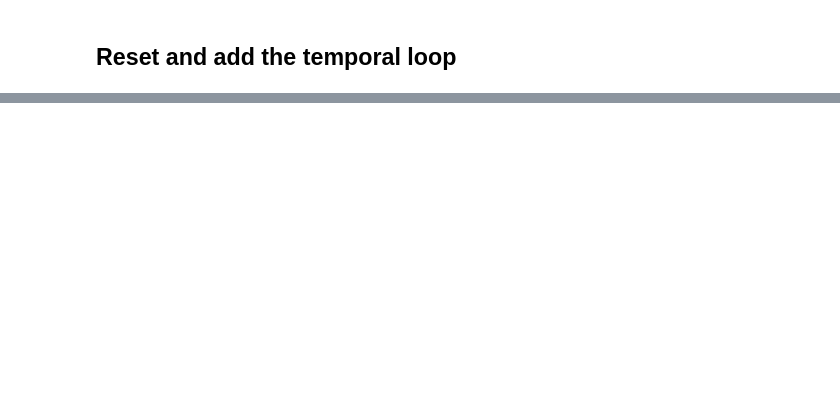
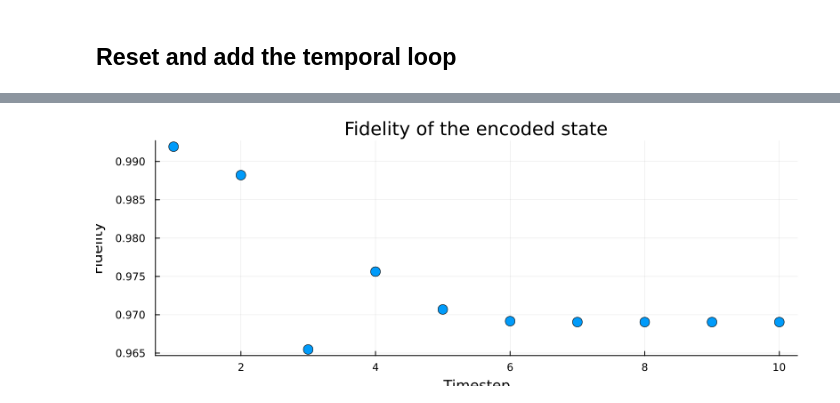
Before and after one commit to fedesss98/shooting-decoherences, a Jupyter notebook: notebooks/04-fede-try-module.ipynb, the cells around one changed output, grey strips where cells are left out. Cells and saved outputs as stored; diff of their text form; code cells hidden in the pictures; blank space fills up the shorter version.

```diff
--- a/notebooks/04-fede-try-module.ipynb
+++ b/notebooks/04-fede-try-module.ipynb
@@ -735,0 +441,6 @@ display(latexify(Ps[5]))
+# %%
+g = scatter(fs; xlabel="Timestep", ylabel="Fidelity", title="Fidelity of the encoded state", legend=false, size=(800, 300), markersize=6)
+# savefig(g, "../experiments/example/visualization/fidelity_encoded_state.png")
+# savefig(g, "../experiments/example/visualization/fidelity_encoded_state.pdf")
+# %% [output]
+[figure, added]
```
Also changed, not shown: parts of 29 cells of this notebook, 2 other files.
